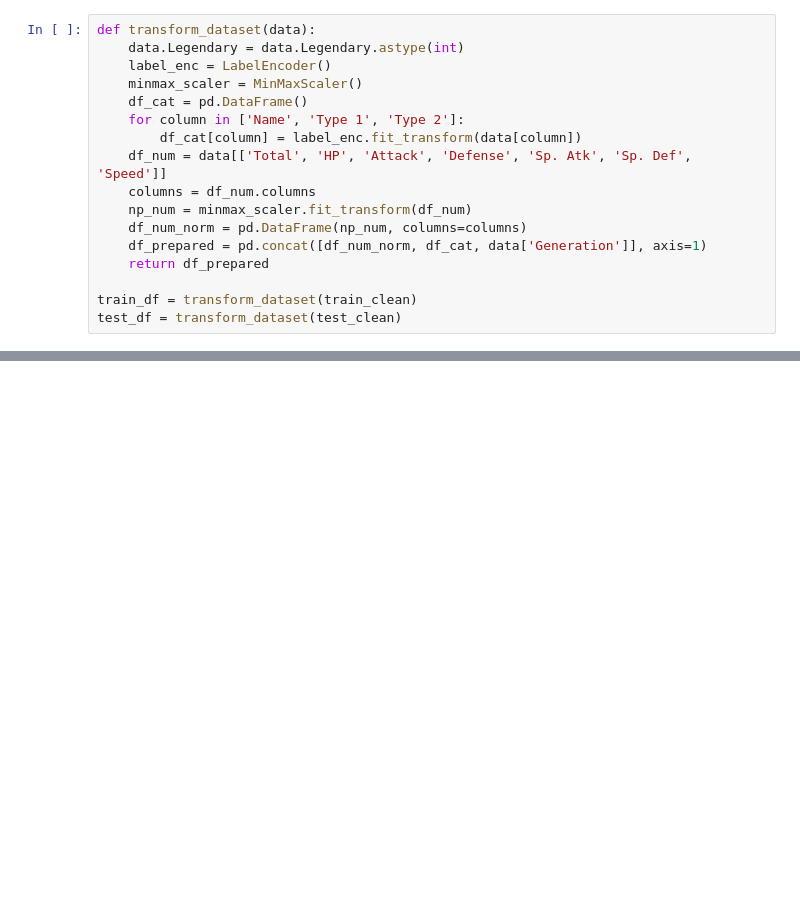
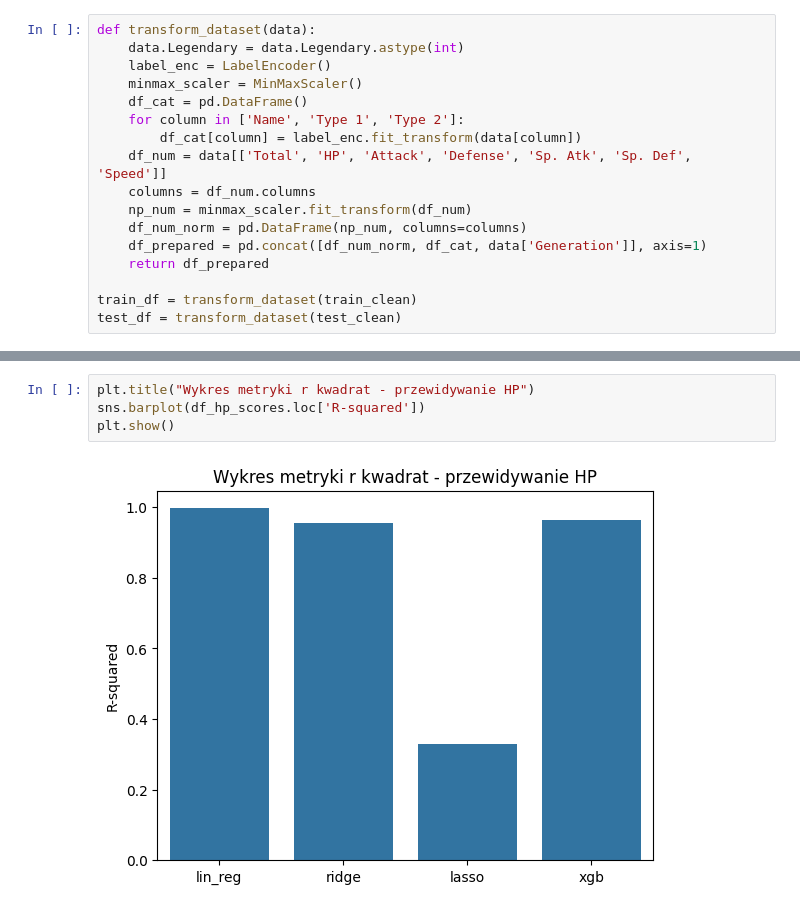
Before and after one commit to KacperUrban/Machine-learning-course, a Jupyter notebook: notebooks/Projekt_nr_4.ipynb, the cells around one changed output, grey strips where cells are left out. Drawn from its saved outputs; the diff is of its cells as text; blank space fills up the shorter version.

```diff
--- a/notebooks/Projekt_nr_4.ipynb
+++ b/notebooks/Projekt_nr_4.ipynb
@@ -176,0 +392,6 @@ test_df.head()
+# %%
+plt.title("Wykres metryki r kwadrat - przewidywanie HP")
+sns.barplot(df_hp_scores.loc['R-squared'])
+plt.show()
+# %% [output]
+[figure, added]
```
Also changed, not shown: parts of 41 cells of this notebook.
